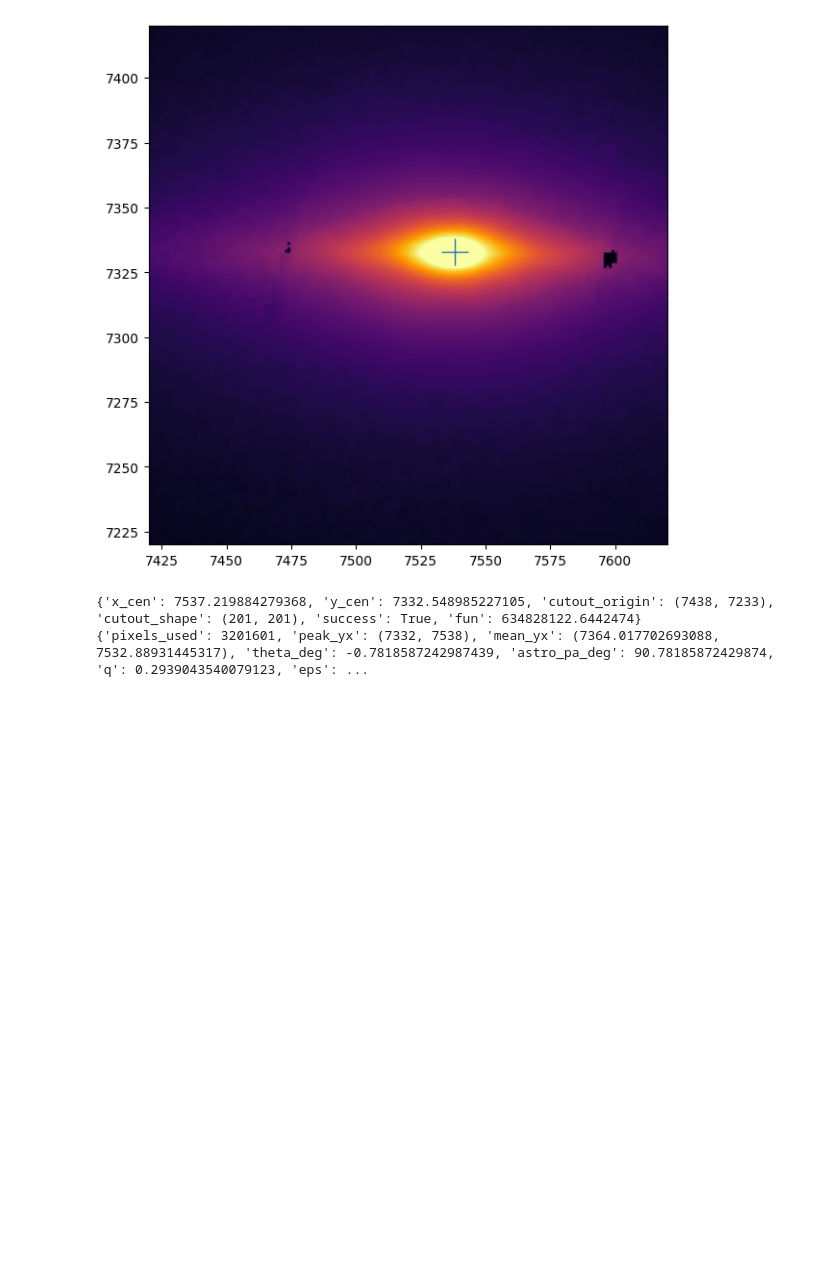
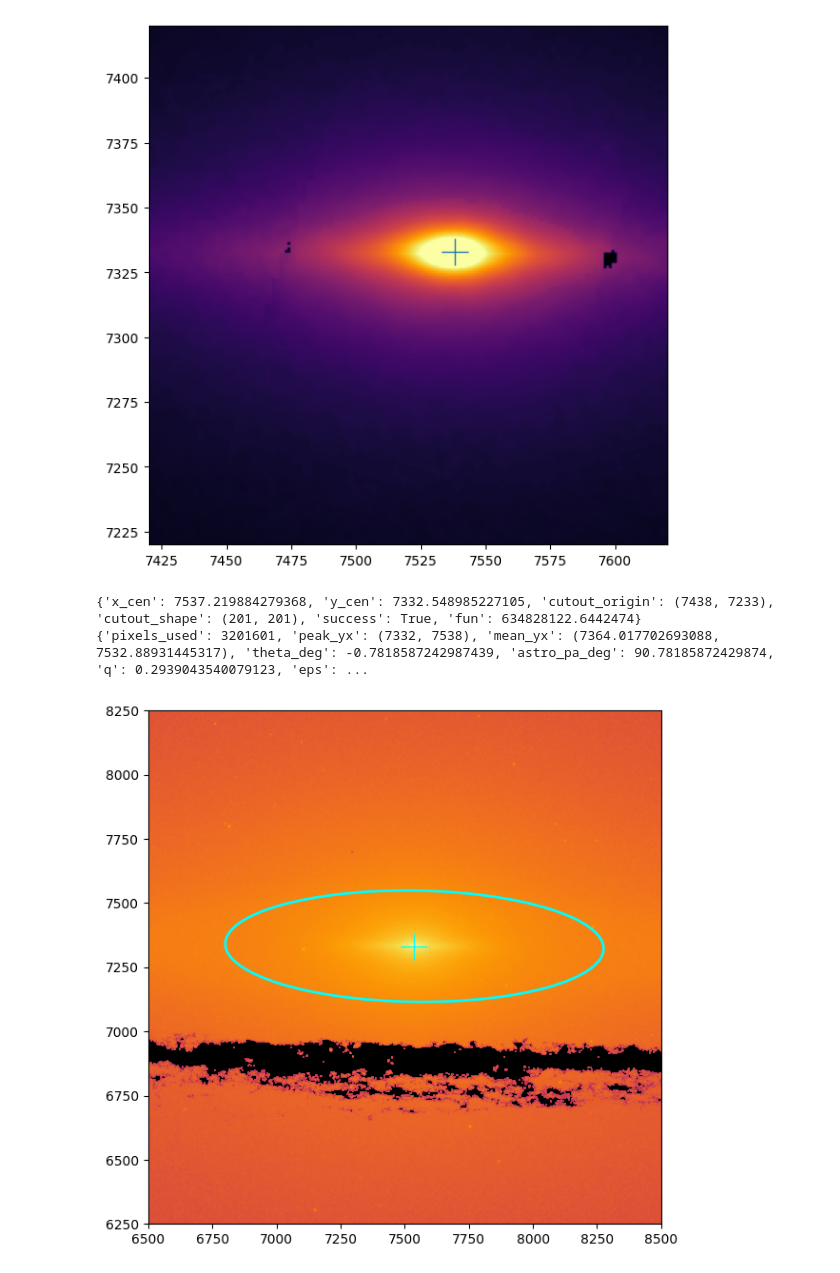
Before and after one commit to mncavieres/Sombrero_REVEAL, a Jupyter notebook: Notebooks/find_center_v2.ipynb, the cells around one changed output. Cells and saved outputs as stored; diff of their text form; code cells hidden in the pictures; blank space fills up the shorter version.

Commit message:
finally a good MGE center

```diff
--- a/Notebooks/find_center_v2.ipynb
+++ b/Notebooks/find_center_v2.ipynb
@@ -365,3 +365,36 @@ print(res["global"])
 # %% [output]
 {'x_cen': 7537.219884279368, 'y_cen': 7332.548985227105, 'cutout_origin': (7438, 7233), 'cutout_shape': (201, 201), 'success': True, 'fun': 634828122.6442474}
 {'pixels_used': 3201601, 'peak_yx': (7332, 7538), 'mean_yx': (7364.017702693088, 7532.88931445317), 'theta_deg': -0.7818587242987439, 'astro_pa_deg': 90.78185872429874, 'q': 0.2939043540079123, 'eps': ...
+# %%
+from matplotlib.colors import LogNorm
+# plot geometry overlay for visual verification
+fig, ax = plt.subplots(figsize=(10, 7))
+zm_region = np.array(((6500, 8500), (6250, 8250)))
+im = ax.imshow(img_for_find, origin='lower', cmap='inferno',
+                #vmin=np.percentile(img_for_find, 0.1), vmax=np.percentile(img_for_find, 99.9999),
+                norm=LogNorm(),
+                # zoom into central region for better visualization
+                #extent=(zm_region[0][0], zm_region[0][1], zm_region[1][0], zm_region[1][1])
+                )
+# mark the mask in white
+dust_mask_for_plot = np.where(dust_mask, 1.0, np.nan)
+ax.imshow(dust_mask_for_plot, origin='lower', cmap='gray', alpha=1)
+# mark the center found
+ax.plot([res["center"]["x_cen"]], [res["center"]["y_cen"]],  marker='+', markersize = 20, color='cyan')
+
+# add the ellipse from moments
+ellipse = Ellipse(
+    (res["global"]["peak_yx"][1], res["global"]["peak_yx"][0]),  # (x,y) center
+    width=2*res["global"]["sigma_major_pix"],  # major axis diameter
+    height=2*res["global"]["sigma_minor_pix"],  # minor axis diameter
+    angle=res["global"]["theta_deg"],  # rotation angle in degrees
+    edgecolor='cyan',
+    facecolor='none',
+    linewidth=2
+)
+ax.add_patch(ellipse)
+ax.set_xlim(zm_region[0][0], zm_region[0][1])
+ax.set_ylim(zm_region[1][0], zm_region[1][1])
+plt.show()
+# %% [output]
+[figure, added]
```
Also changed, not shown: parts of 3 cells of this notebook, 9 other files.
